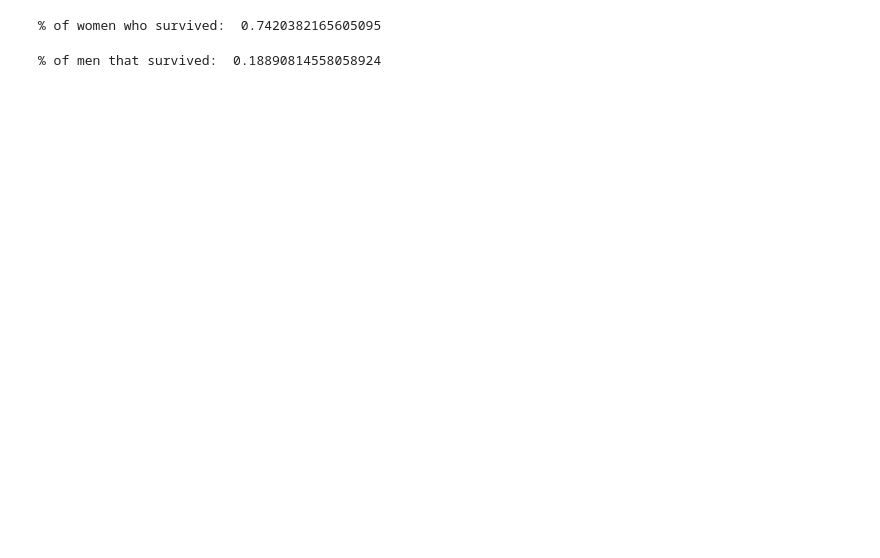
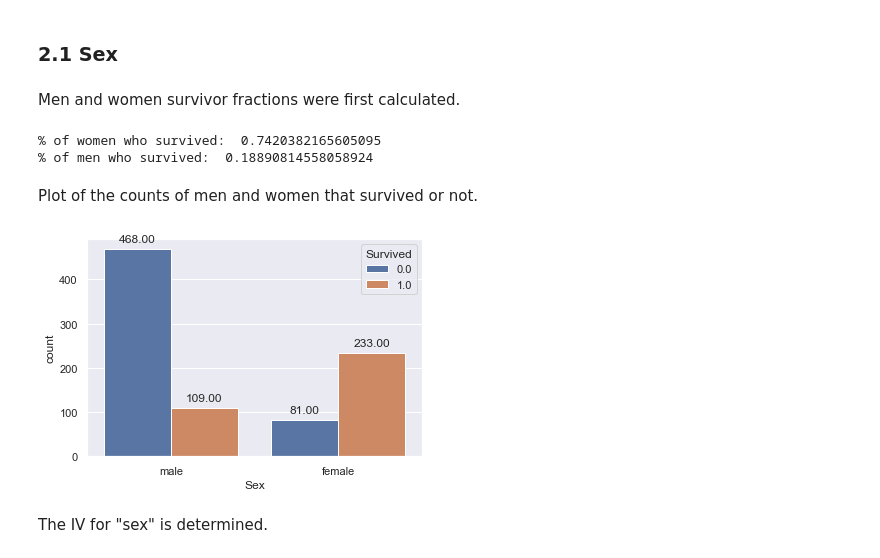
Before and after one commit to duarteio/titanic_kaggle, a Jupyter notebook: codes.ipynb, the cells around one changed output. Cells and saved outputs as stored; diff of their text form; code cells hidden in the pictures; blank space fills up the shorter version.

```diff
--- a/codes.ipynb
+++ b/codes.ipynb
@@ -24,0 +28,6 @@ test_data.head()
+# %%
+train_data["Group"] = "train"
+test_data["Group"] = "test"
+data = pd.concat([train_data,test_data]).reset_index(drop=True)
+print("Concatenated dataset (train group = "+str(len(train_data))+"; test group = "+str(len(test_data))+")")
+display(data)
@@ -25,14 +70,25 @@ test_data.head()
+# %% [markdown]
+### 2.1 Sex
+# %% [markdown]
+Men and women survivor fractions were first calculated.
 # %%
-women = train_data.loc[train_data.Sex == "female"]["Survived"]
+women = data.loc[(data.Group == 'train') & (data.Sex == "female")]["Survived"]
 rate_women = sum(women)/len(women)
-
+men = data.loc[(data.Group == 'train') & (data.Sex == "male")]["Survived"]
+rate_men = sum(men)/len(men)
 print("% of women who survived: ",rate_women)
+print("% of men who survived: ",rate_men)
 # %% [output]
 % of women who survived:  0.7420382165605095
+% of men who survived:  0.18890814558058924
-# %%
-men = train_data.loc[train_data.Sex == "male"]["Survived"]
-rate_men = sum(men)/len(men)
-
-print("% of men who survived: ",rate_men)
-# %% [output]
-% of men that survived:  0.18890814558058924
+# %% [markdown]
+Plot of the counts of men and women that survived or not.
+# %%
+sns.set_theme(style="darkgrid")
+ax = sns.countplot(x="Sex", hue="Survived", data=data.loc[data.Group == 'train'])
+for p in ax.patches:
+    ax.annotate(format(p.get_height(), '.2f'), (p.get_x() + p.get_width() / 2., p.get_height()), ha = 'center', va = 'center', xytext = (0, 10), textcoords = 'offset points')
+# %% [output]
+[figure, added]
+# %% [markdown]
+The IV for "sex" is determined.
```
Also changed, not shown: parts of 64 cells of this notebook, 4 other files.
